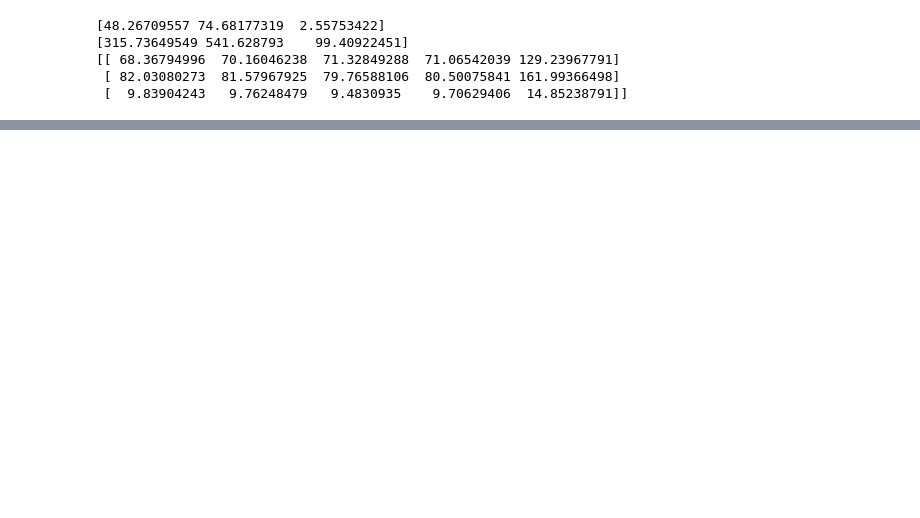
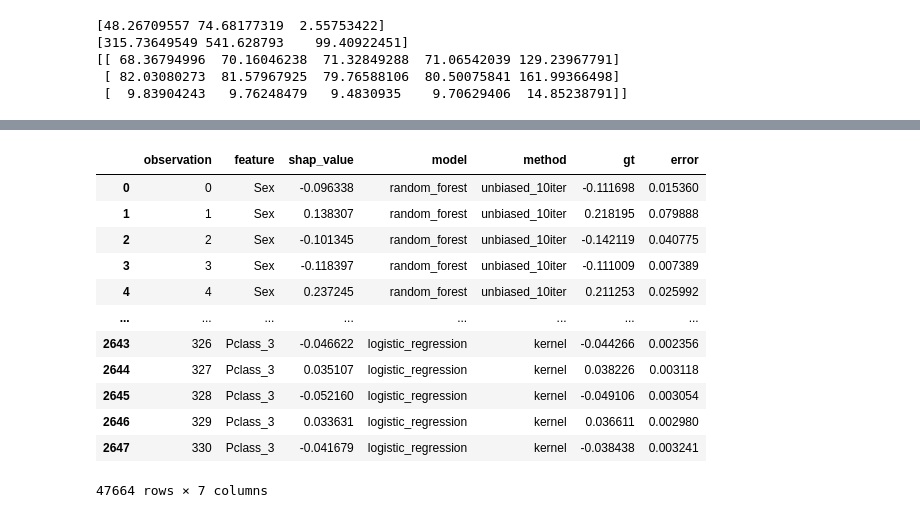
Before and after one commit to ModelOriented/DALEX, a Jupyter notebook: python/dalex/unbiased_kernel_shap_showroom/notebooks/load_data.ipynb, the cells around one changed output, grey strips where cells are left out. Cells and saved outputs as stored; diff of their text form; code cells hidden in the pictures; blank space fills up the shorter version.

```diff
--- a/python/dalex/unbiased_kernel_shap_showroom/notebooks/load_data.ipynb
+++ b/python/dalex/unbiased_kernel_shap_showroom/notebooks/load_data.ipynb
@@ -46,0 +80,17 @@ for model in MODELS:
+# %%
+all_df = compare_all_dfs(MODELS, METHODS, GT_METHOD)
+all_df
+# %% [output]
+|  | observation | feature | shap_value | model | method | gt | error |
+| 0 | 0 | Sex | -0.096338 | random_forest | unbiased_10iter | -0.111698 | 0.015360 |
+| 1 | 1 | Sex | 0.138307 | random_forest | unbiased_10iter | 0.218195 | 0.079888 |
+| 2 | 2 | Sex | -0.101345 | random_forest | unbiased_10iter | -0.142119 | 0.040775 |
+| 3 | 3 | Sex | -0.118397 | random_forest | unbiased_10iter | -0.111009 | 0.007389 |
+| 4 | 4 | Sex | 0.237245 | random_forest | unbiased_10iter | 0.211253 | 0.025992 |
+| ... | ... | ... | ... | ... | ... | ... | ... |
+| 2643 | 326 | Pclass_3 | -0.046622 | logistic_regression | kernel | -0.044266 | 0.002356 |
+| 2644 | 327 | Pclass_3 | 0.035107 | logistic_regression | kernel | 0.038226 | 0.003118 |
+| 2645 | 328 | Pclass_3 | -0.052160 | logistic_regression | kernel | -0.049106 | 0.003054 |
+| 2646 | 329 | Pclass_3 | 0.033631 | logistic_regression | kernel | 0.036611 | 0.002980 |
+| 2647 | 330 | Pclass_3 | -0.041679 | logistic_regression | kernel | -0.038438 | 0.003241 |
+47664 rows × 7 columns
```
Also changed, not shown: parts of 10 cells of this notebook, 1 other file.
